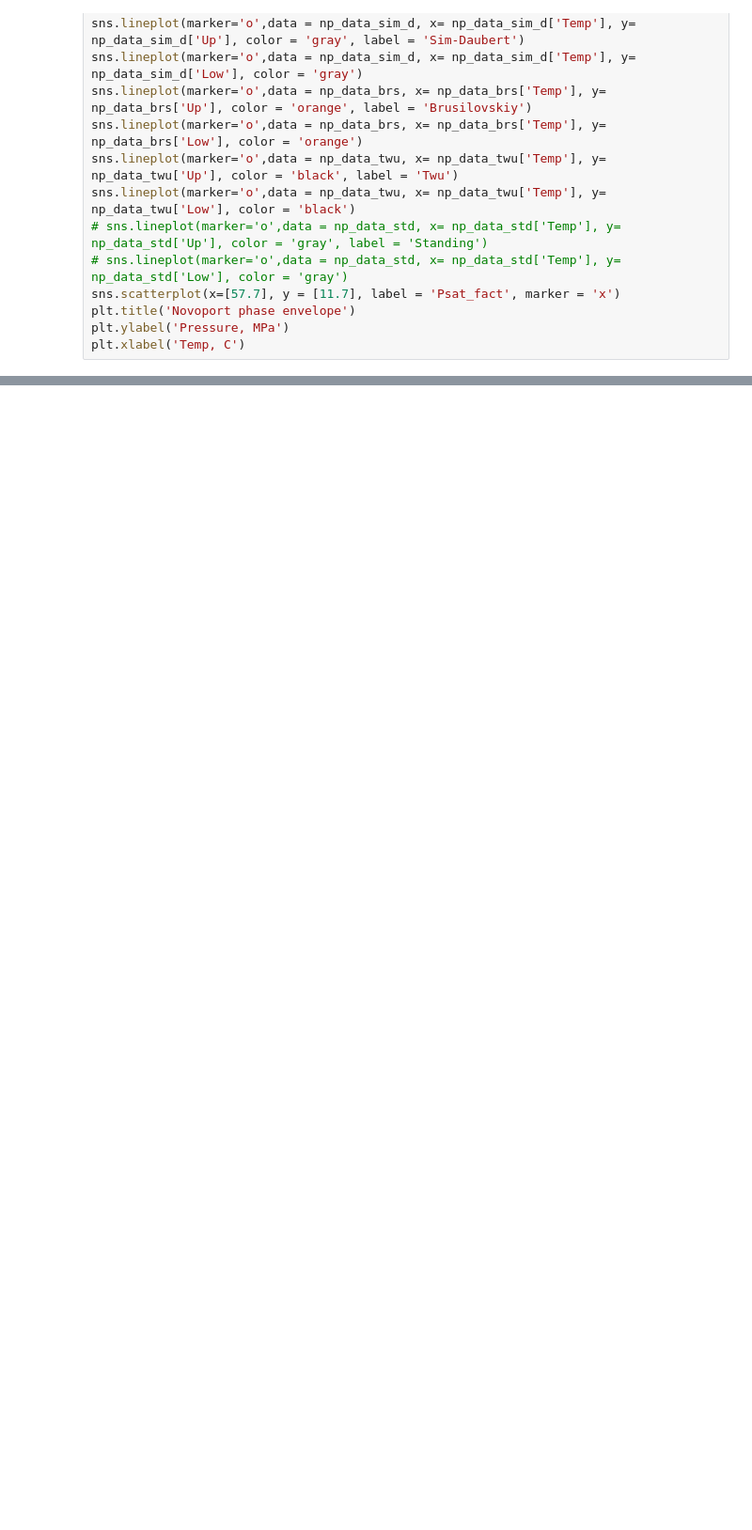
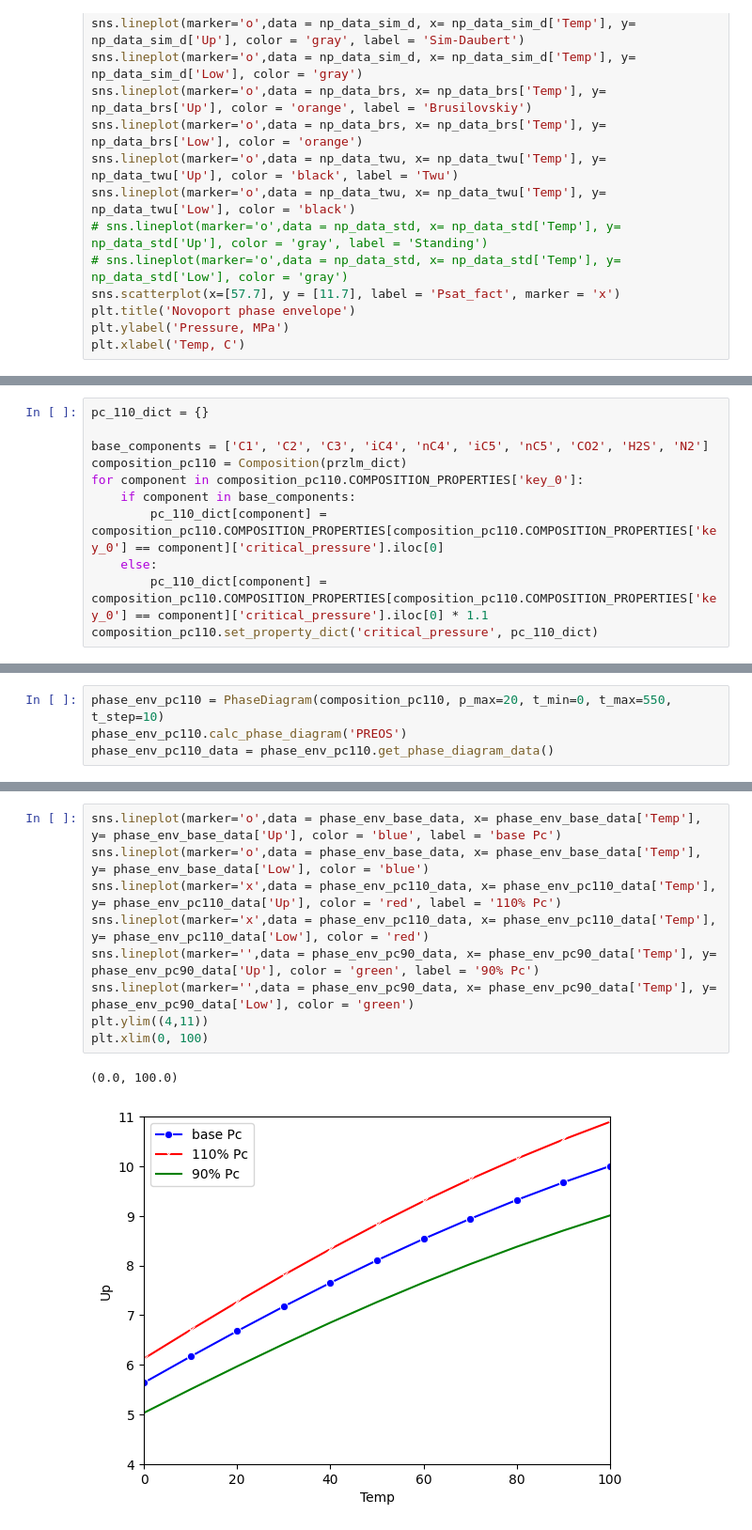
Before and after one commit to SidorenkoDD/BlackBoxFluid, a Jupyter notebook: code/notebook diss.ipynb, the cells around one changed output, grey strips where cells are left out. Shown at 94% size. Cells and saved outputs as stored; diff of their text form; blank space fills up the shorter version.

```diff
--- a/code/notebook diss.ipynb
+++ b/code/notebook diss.ipynb
@@ -527,0 +661,11 @@ plt.xlabel('Temp, C')
+# %%
+pc_110_dict = {}
+
+base_components = ['C1', 'C2', 'C3', 'iC4', 'nC4', 'iC5', 'nC5', 'CO2', 'H2S', 'N2']
+composition_pc110 = Composition(przlm_dict)
+for component in composition_pc110.COMPOSITION_PROPERTIES['key_0']:
+    if component in base_components:
+        pc_110_dict[component] = composition_pc110.COMPOSITION_PROPERTIES[composition_pc110.COMPOSITION_PROPERTIES['key_0'] == component]['critical_pressure'].iloc[0]
+    else:
+        pc_110_dict[component] = composition_pc110.COMPOSITION_PROPERTIES[composition_pc110.COMPOSITION_PROPERTIES['key_0'] == component]['critical_pressure'].iloc[0] * 1.1
+composition_pc110.set_property_dict('critical_pressure', pc_110_dict)
@@ -527,0 +711,4 @@ plt.xlabel('Temp, C')
+# %%
+phase_env_pc110 = PhaseDiagram(composition_pc110, p_max=20, t_min=0, t_max=550, t_step=10)
+phase_env_pc110.calc_phase_diagram('PREOS')
+phase_env_pc110_data = phase_env_pc110.get_phase_diagram_data()
@@ -527,0 +926,12 @@ plt.xlabel('Temp, C')
+# %%
+sns.lineplot(marker='o',data = phase_env_base_data, x= phase_env_base_data['Temp'], y= phase_env_base_data['Up'], color = 'blue', label = 'base Pc')
+sns.lineplot(marker='o',data = phase_env_base_data, x= phase_env_base_data['Temp'], y= phase_env_base_data['Low'], color = 'blue')
+sns.lineplot(marker='x',data = phase_env_pc110_data, x= phase_env_pc110_data['Temp'], y= phase_env_pc110_data['Up'], color = 'red', label = '110% Pc')
+sns.lineplot(marker='x',data = phase_env_pc110_data, x= phase_env_pc110_data['Temp'], y= phase_env_pc110_data['Low'], color = 'red')
+sns.lineplot(marker='',data = phase_env_pc90_data, x= phase_env_pc90_data['Temp'], y= phase_env_pc90_data['Up'], color = 'green', label = '90% Pc')
+sns.lineplot(marker='',data = phase_env_pc90_data, x= phase_env_pc90_data['Temp'], y= phase_env_pc90_data['Low'], color = 'green')
+plt.ylim((4,11))
+plt.xlim(0, 100)
+# %% [output]
+(0.0, 100.0)
+[figure, added]
```
Also changed, not shown: parts of 70 cells of this notebook, 6 other files.
